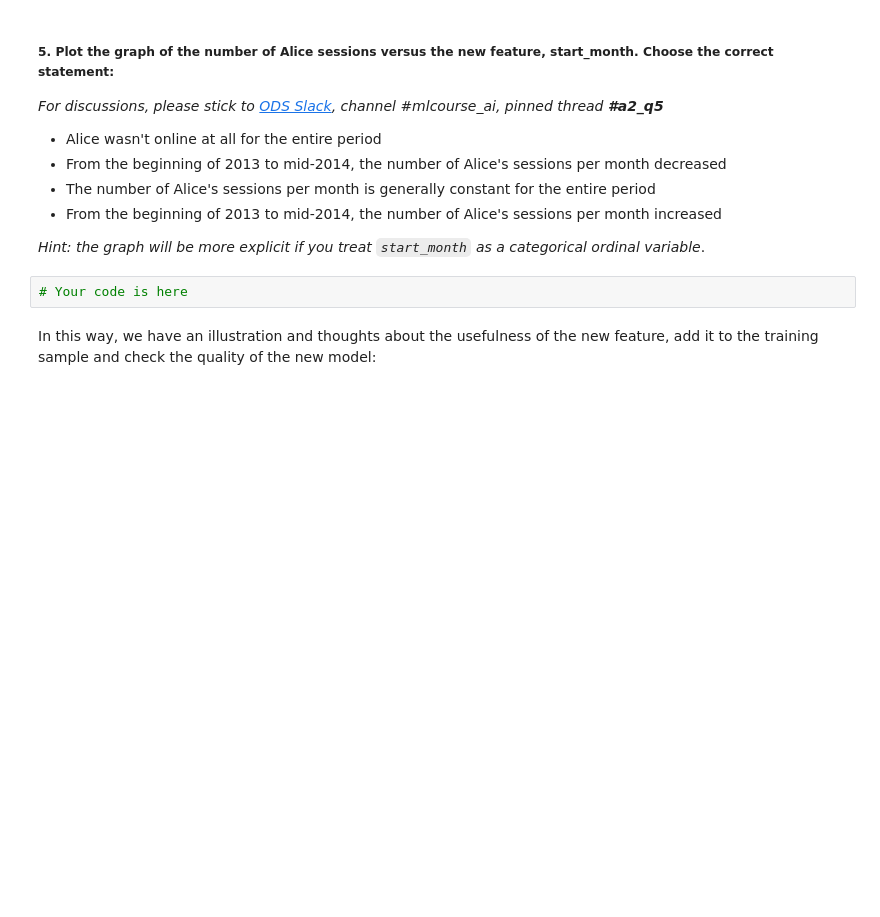
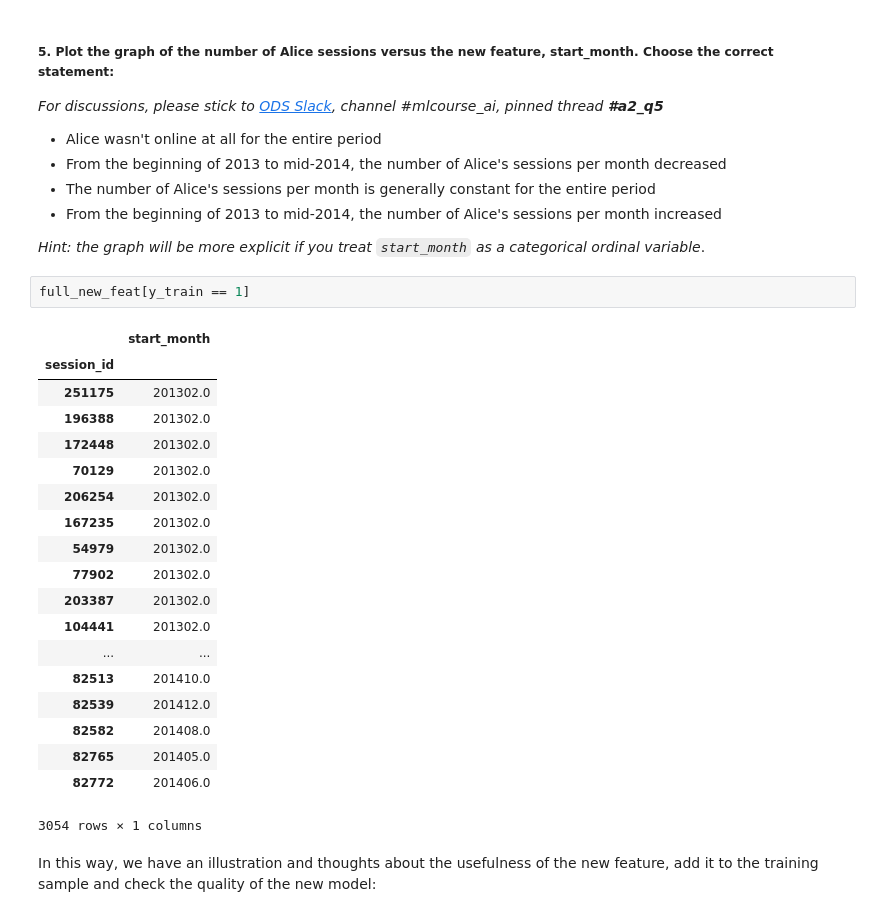
Before and after one commit to nanomishka/ods_ml, a Jupyter notebook: jupyter_english/assignments_spring2019/assignment2_part1_alice_logistic_regression.ipynb, the cells around one changed output. Cells and saved outputs as stored; diff of their text form; blank space fills up the shorter version.

```diff
--- a/jupyter_english/assignments_spring2019/assignment2_part1_alice_logistic_regression.ipynb
+++ b/jupyter_english/assignments_spring2019/assignment2_part1_alice_logistic_regression.ipynb
@@ -440,8 +440,28 @@ full_new_feat['start_month'] = full_df['time1'].apply(lambda ts:
 - From the beginning of 2013 to mid-2014, the number of Alice's sessions per month increased
 
 *Hint: the graph will be more explicit if you treat `start_month` as a categorical ordinal variable*.
-# %%
-# Your code is here
+# %%
+full_new_feat[y_train == 1]
+# %% [output]
+|  | start_month |
+| session_id |  |
+| 251175 | 201302.0 |
+| 196388 | 201302.0 |
+| 172448 | 201302.0 |
+| 70129 | 201302.0 |
+| 206254 | 201302.0 |
+| 167235 | 201302.0 |
+| 54979 | 201302.0 |
+| 77902 | 201302.0 |
+| 203387 | 201302.0 |
+| 104441 | 201302.0 |
+| ... | ... |
+| 82513 | 201410.0 |
+| 82539 | 201412.0 |
+| 82582 | 201408.0 |
+| 82765 | 201405.0 |
+| 82772 | 201406.0 |
+3054 rows × 1 columns
 # %% [markdown]
 In this way, we have an illustration and thoughts about the usefulness of the new feature, add it to the training sample and check the quality of the new model:
 # %%
```
Also changed, not shown: parts of 13 cells of this notebook.
